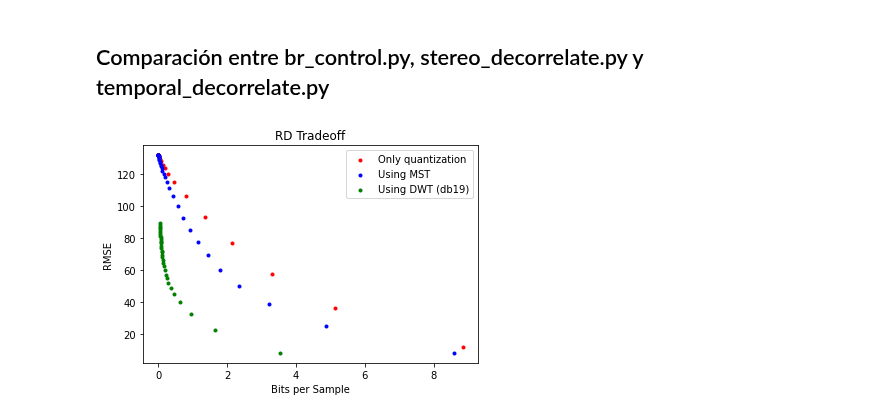
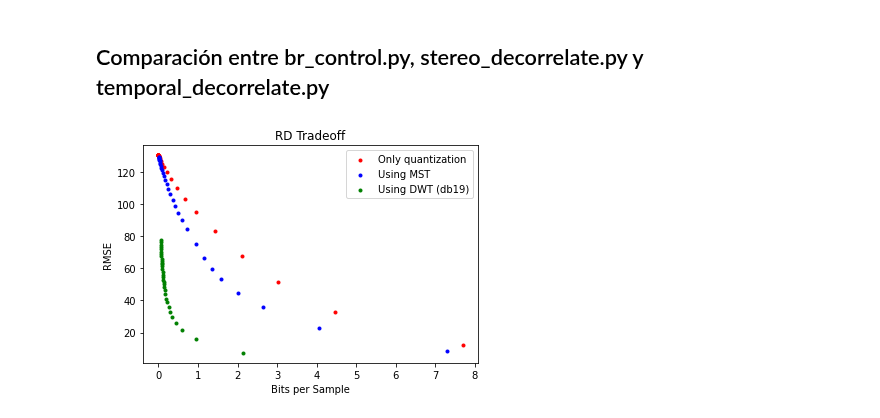
Before and after one commit to Tecnologias-multimedia/InterCom, a Jupyter notebook: 2021/G1/readme-MLTN12.ipynb, the cells around one changed output. Drawn from its saved outputs; the diff is of its cells as text; code cells hidden in the pictures.

```diff
--- a/2021/G1/readme-MLTN12.ipynb
+++ b/2021/G1/readme-MLTN12.ipynb
@@ -238,17 +238,22 @@ def MST_RD_curve(data):
         RD_points.append((rate, distortion))
     return RD_points
 # %%
-q_RD_points = q_RD_curve(x[3])
-MST_RD_points = MST_RD_curve(x[3])
-DWT_RD_points = DWT_RD_curve(x[3], levels, pywt.Wavelet(nombre_minimo))
+q_RD_points = []
+MST_RD_points = []
+DWT_RD_points = []
+
+for rec in x:
+    q_RD_points.append(q_RD_curve(rec))
+    MST_RD_points.append(MST_RD_curve(rec))
+    DWT_RD_points.append(DWT_RD_curve(rec, levels, pywt.Wavelet(nombre_minimo)))
 
 plt.title("RD Tradeoff")
 plt.xlabel("Bits per Sample")
 plt.ylabel("RMSE")
-plt.scatter(*zip(*q_RD_points), c='r', marker=".", label='Only quantization')
-plt.scatter(*zip(*MST_RD_points), c='b', marker=".", label='Using MST')
-plt.scatter(*zip(*DWT_RD_points), c='g', marker=".", label=f"Using DWT ({nombre_minimo})")
+plt.scatter(*zip(*np.mean(q_RD_points, axis=0)), c='r', marker=".", label='Only quantization')
+plt.scatter(*zip(*np.mean(MST_RD_points, axis=0)), c='b', marker=".", label='Using MST')
+plt.scatter(*zip(*np.mean(DWT_RD_points, axis=0)), c='g', marker=".", label=f"Using DWT ({nombre_minimo})")
 plt.legend(loc='upper right')
 plt.show()
 # %% [output]
-[figure, old version]
+[figure, new version]
```
Also changed, not shown: parts of 4 cells of this notebook, 2 other files.
